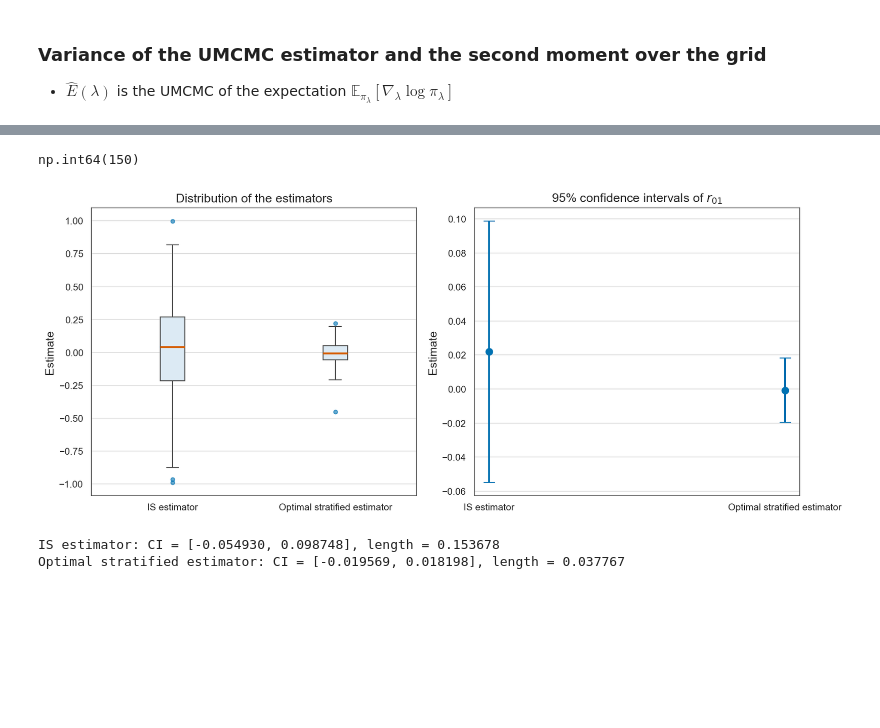
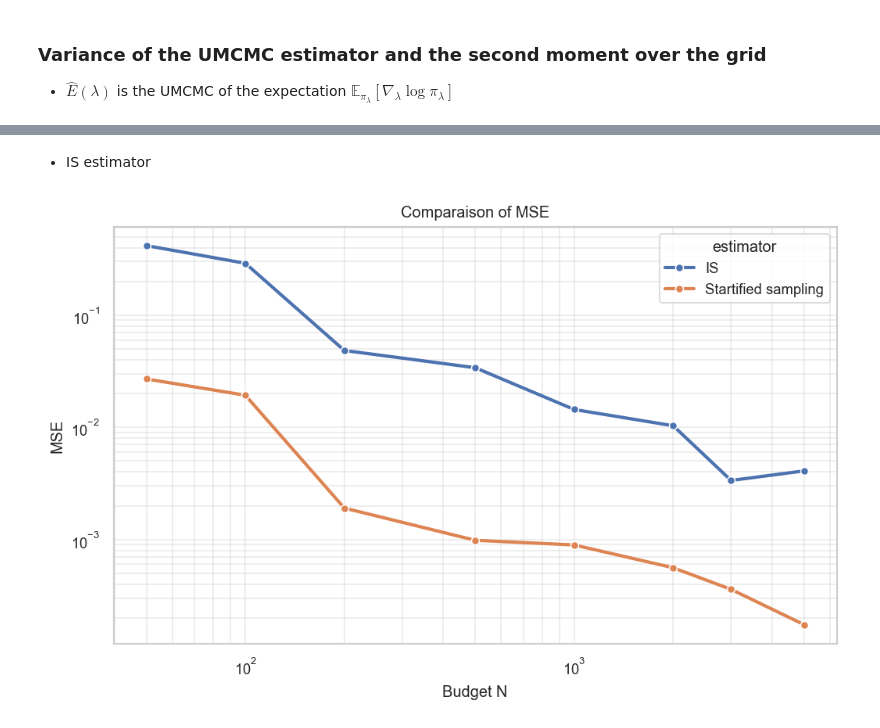
Before and after one commit to MohamedKeteb/constantpathsampling, a Jupyter notebook: normal_exp.ipynb, the cells around one changed output, grey strips where cells are left out. Cells and saved outputs as stored; diff of their text form; code cells hidden in the pictures; blank space fills up the shorter version.

```diff
--- a/normal_exp.ipynb
+++ b/normal_exp.ipynb
@@ -46,10 +30,2 @@ def random_budget_allocation(L, M):
 # %%
-M = 50
-alpha = 0.8
-L = int(np.floor(M**alpha))
-L_initial = M//2
-L_final = M
+L = 20
-# %%
-lambda_grid = np.arange(0, L + 1) / L # uniform grid of lambda values in [0, 1]
-km_grid = tune_km_grid(lambda_grid, lag = lag, sigmaq = sigmaq, nrep = nrep)
-k_grid, m_grid = km_grid["k_grid"], km_grid["m_grid"]
@@ -90,9 +32,5 @@ lambda: propo_startified_estimator(0.8, M, estimator)
+# %% [markdown]
+- IS estimator
 # %%
-M = 150
-alpha = 0.8
-L = int(np.floor(M**alpha))
-lambda_grid = np.arange(0, L + 1) / L # uniform grid of lambda values in [0, 1]
-km_grid = tune_km_grid(lambda_grid, lag = lag, sigmaq = sigmaq, nrep = nrep)
-k_grid, m_grid = km_grid["k_grid"], km_grid["m_grid"]
 res = estimate_mom(lambda_grid, k_grid, m_grid, nrep, sigmaq, lag)
 sqrt_m2 = np.sqrt(res["m2"])
@@ -102,20 +37,17 @@ budget = build_budget(L, M, estimator)
-# %%
-budget.sum()
-# %% [output]
-np.int64(150)
-# %%
-estimators = [
-    lambda: q_unbiased_estimator(L, M, estimator, sqrt_m2), lambda: optimal_startified_estimator(0.8, M, budget, estimator)
-]
-labels = [ "IS estimator", "Optimal stratified estimator" ]
-
-xp1 = plot_estimators_box_CI(
-    estimators,
-    labels,
-    nrep=100,
-    ci_level=0.95,
-)
-# %% [output]
-[figure, removed]
-IS estimator: CI = [-0.054930, 0.098748], length = 0.153678
-Optimal stratified estimator: CI = [-0.019569, 0.018198], length = 0.037767
+# %%
+M_grid = np.array([50, 100, 200, 500, 1000, 2000, 3000, 5000])
+estimator = lambda lam: uestimator_given_lambda(lam, lambda_grid, k_grid, m_grid, sigmaq, lag)
+
+df_mse = compare_mse_budget_grid_plot(
+    L=L,
+    M_grid=M_grid,
+    estimator=estimator,
+    sqrt_m2=sqrt_m2,
+    true_value=0,
+    nrep=10,
+    n_samples_per_bin=10
+)
+
+df_mse
+# %% [output]
+[figure, added]
```
Also changed, not shown: parts of 12 cells of this notebook, 1 other file.
